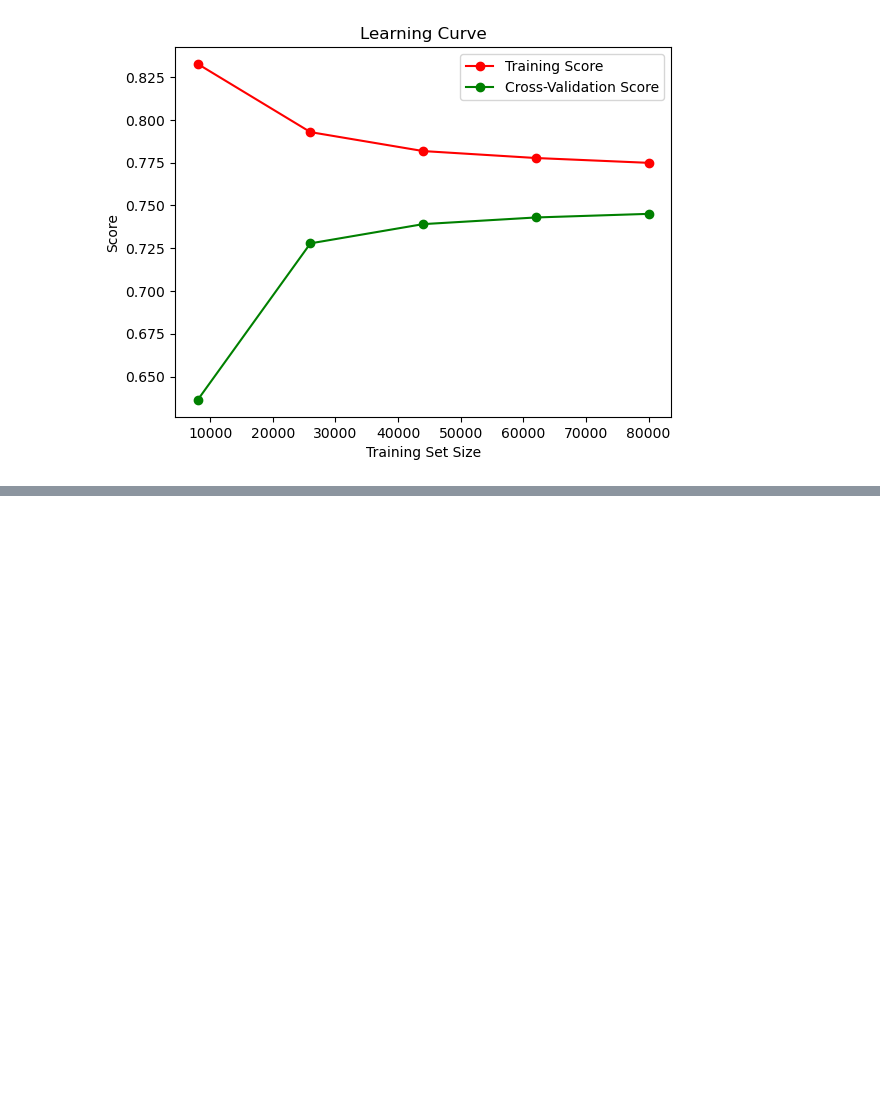
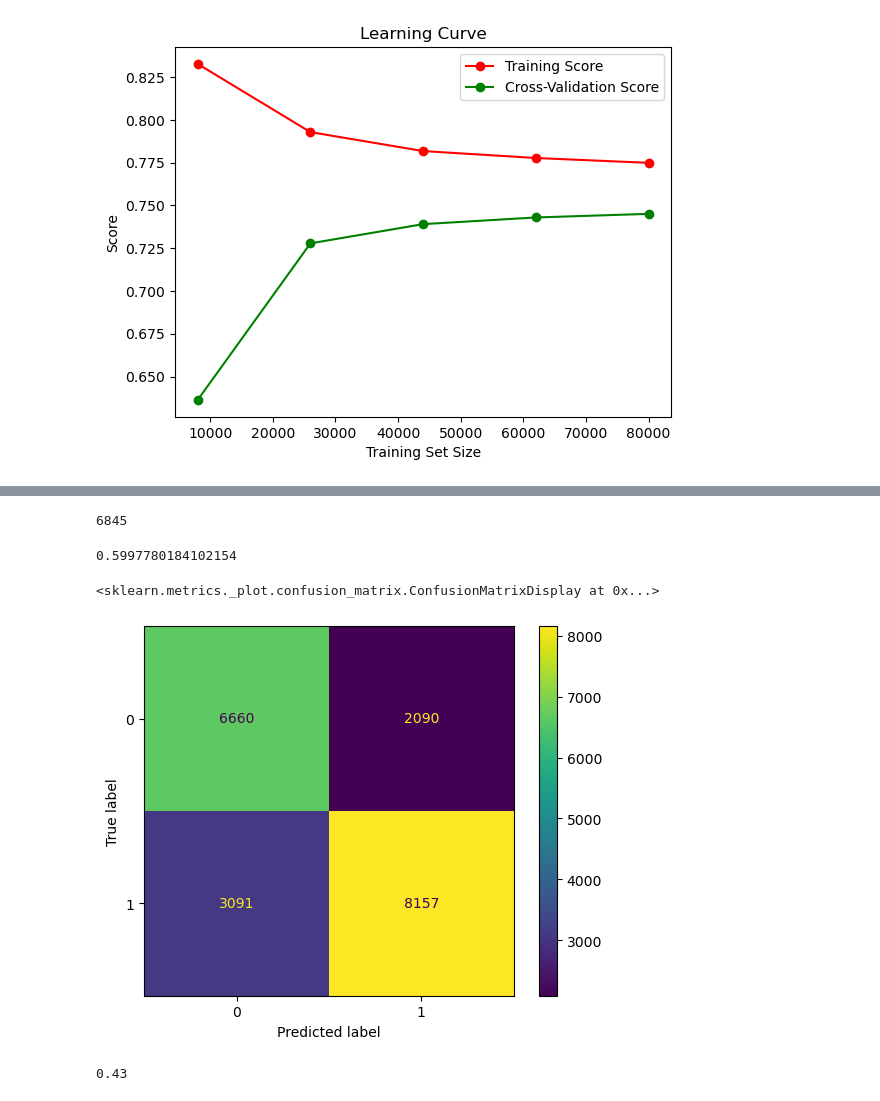
Before and after one commit to jeffreymattson/MLAI2024-Twitter-Sentiment, a Jupyter notebook: twitter_sentiment.ipynb, the cells around one changed output, grey strips where cells are left out. Saved outputs shown, nothing was run; the diff lists cells and outputs as text; code cells hidden in the pictures; blank space fills up the shorter version.

Commit message:
Added Threshold Tuning and a couple of other things

```diff
--- a/twitter_sentiment.ipynb
+++ b/twitter_sentiment.ipynb
@@ -348,0 +574,31 @@ plt.show()
+# %%
+fpr, tpr, thresh = roc_curve(y_test, probs)
+# %%
+J = tpr - fpr
+# %%
+len(J)
+# %% [output]
+6845
+# %%
+ix = argmax(J)
+best_threshold = thresh[ix]
+# %%
+best_threshold
+# %% [output]
+0.5997780184102154
+# %%
+y_pred_with_threshold = (probs >= best_threshold).astype(int)
+# %%
+metrics.ConfusionMatrixDisplay.from_predictions(y_test, y_pred_with_threshold)
+# %% [output]
+<sklearn.metrics._plot.confusion_matrix.ConfusionMatrixDisplay at 0x...>
+[figure, added]
+# %%
+# optimizing for f1 score
+thresholds = arange(0,1,0.01)
+scores = [metrics.f1_score(y_test, (probs>=t).astype(int)) for t in thresholds]
+ix = argmax(scores)
+best_threshold_f1 = thresholds[ix]
+best_threshold_f1
+# %% [output]
+0.43
```
Also changed, not shown: parts of 26 cells of this notebook.
